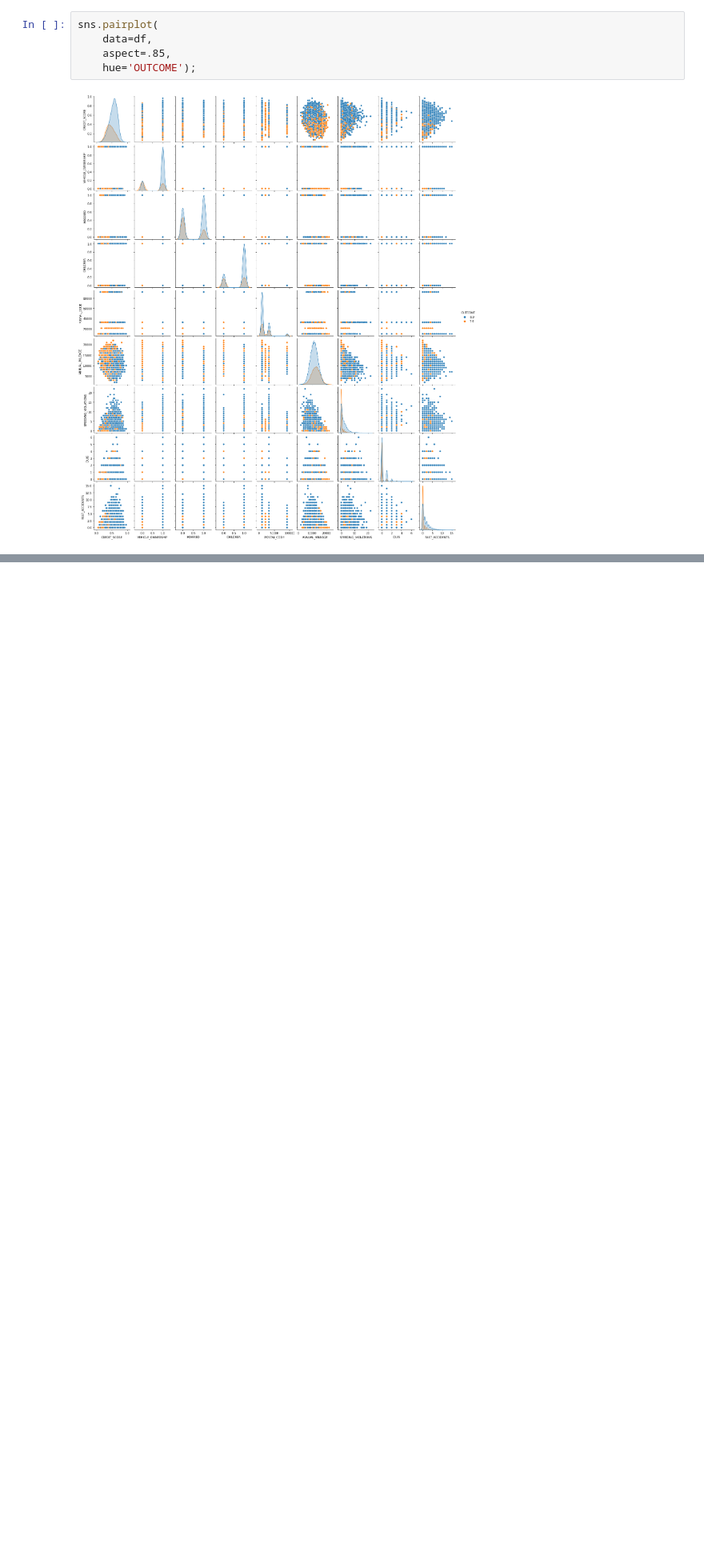
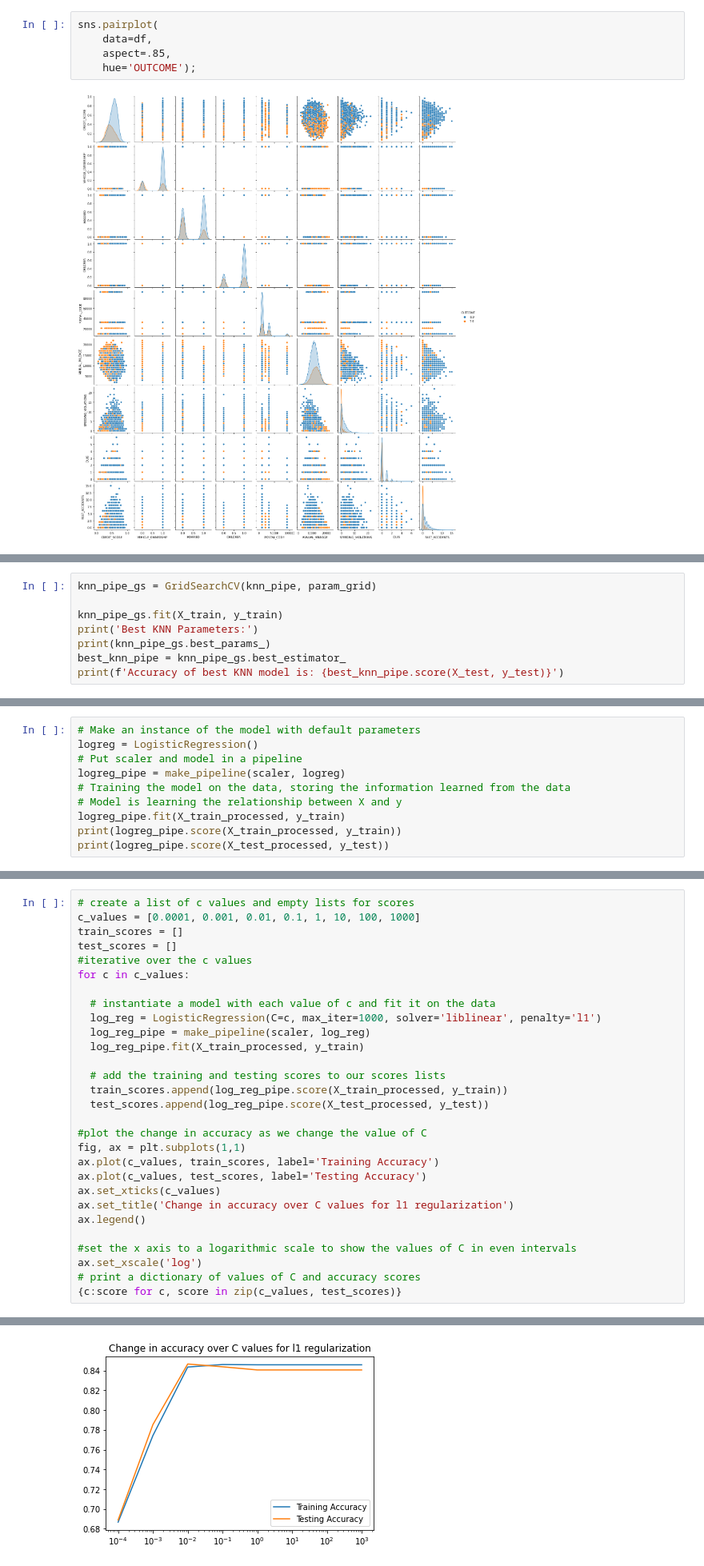
Before and after one commit to Numann-Malik/Auto-Insurance-Claims, a Jupyter notebook: CarInsurance.ipynb, the cells around one changed output, grey strips where cells are left out. Shown at 80% size. Drawn from its saved outputs; the diff is of its cells as text; blank space fills up the shorter version.

```diff
--- a/CarInsurance.ipynb
+++ b/CarInsurance.ipynb
@@ -499,0 +770,8 @@ sns.pairplot(
+# %%
+knn_pipe_gs = GridSearchCV(knn_pipe, param_grid)
+
+knn_pipe_gs.fit(X_train, y_train)
+print('Best KNN Parameters:')
+print(knn_pipe_gs.best_params_)
+best_knn_pipe = knn_pipe_gs.best_estimator_
+print(f'Accuracy of best KNN model is: {best_knn_pipe.score(X_test, y_test)}')
@@ -499,0 +804,10 @@ sns.pairplot(
+# %%
+# Make an instance of the model with default parameters
+logreg = LogisticRegression()
+# Put scaler and model in a pipeline
+logreg_pipe = make_pipeline(scaler, logreg)
+# Training the model on the data, storing the information learned from the data
+# Model is learning the relationship between X and y
+logreg_pipe.fit(X_train_processed, y_train)
+print(logreg_pipe.score(X_train_processed, y_train))
+print(logreg_pipe.score(X_test_processed, y_test))
@@ -499,0 +819,30 @@ sns.pairplot(
+# %%
+# create a list of c values and empty lists for scores
+c_values = [0.0001, 0.001, 0.01, 0.1, 1, 10, 100, 1000]
+train_scores = []
+test_scores = []
+#iterative over the c values
+for c in c_values:
+
+  # instantiate a model with each value of c and fit it on the data
+  log_reg = LogisticRegression(C=c, max_iter=1000, solver='liblinear', penalty='l1')
+  log_reg_pipe = make_pipeline(scaler, log_reg)
+  log_reg_pipe.fit(X_train_processed, y_train)
+
+  # add the training and testing scores to our scores lists
+  train_scores.append(log_reg_pipe.score(X_train_processed, y_train))
+  test_scores.append(log_reg_pipe.score(X_test_processed, y_test))
+
+#plot the change in accuracy as we change the value of C
+fig, ax = plt.subplots(1,1)
+ax.plot(c_values, train_scores, label='Training Accuracy')
+ax.plot(c_values, test_scores, label='Testing Accuracy')
+ax.set_xticks(c_values)
+ax.set_title('Change in accuracy over C values for l1 regularization')
+ax.legend()
+
+#set the x axis to a logarithmic scale to show the values of C in even intervals
+ax.set_xscale('log')
+# print a dictionary of values of C and accuracy scores
+{c:score for c, score in zip(c_values, test_scores)}
+# %% [output]
@@ -499,0 +857 @@ sns.pairplot(
+[figure, added]
```
Also changed, not shown: parts of 77 cells of this notebook.
